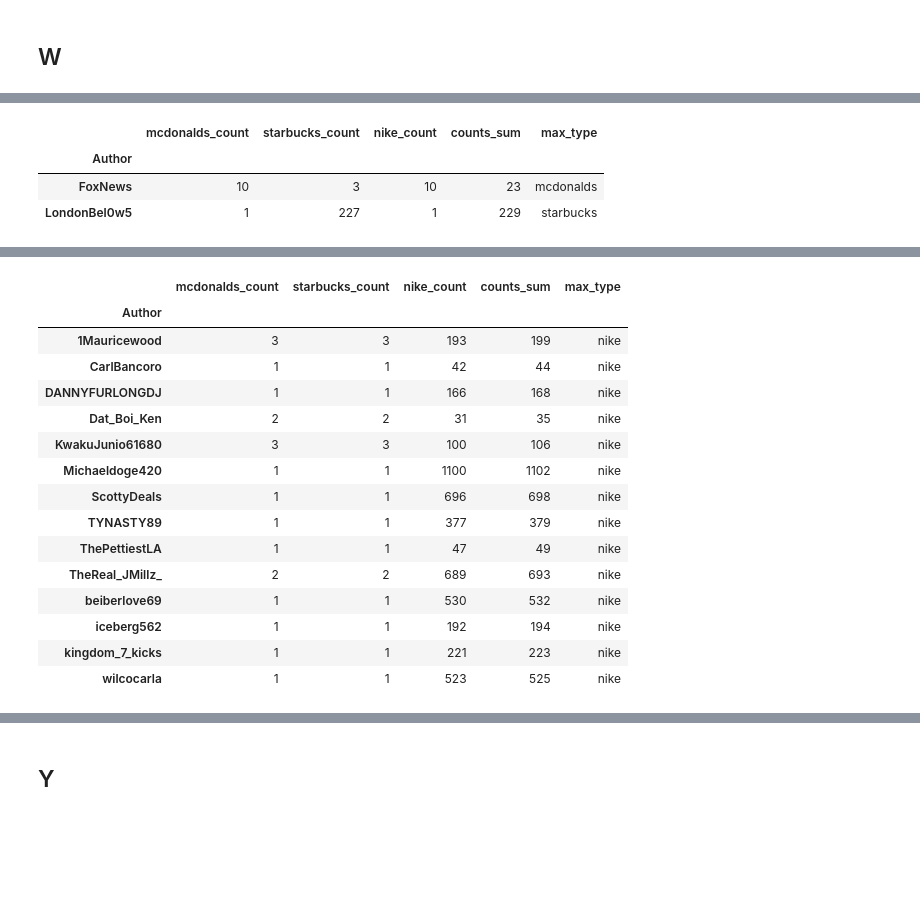
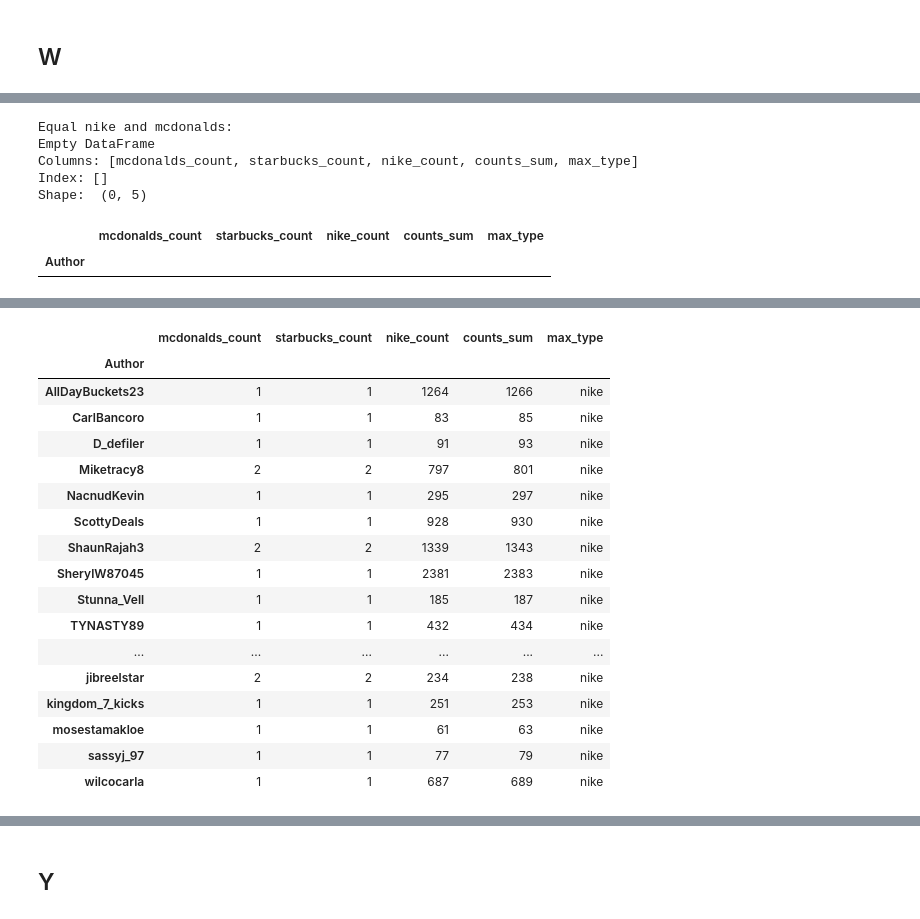
Before and after one commit to XiaoxiaChampon/xcj_hypothesis_test, a Jupyter notebook: source_code/python/Preprocessing_W_and_Y.ipynb, the cells around one changed output, grey strips where cells are left out. Cells and saved outputs as stored; diff of their text form; code cells hidden in the pictures; blank space fills up the shorter version.

```diff
--- a/source_code/python/Preprocessing_W_and_Y.ipynb
+++ b/source_code/python/Preprocessing_W_and_Y.ipynb
@@ -10,5 +10,34 @@ os.path.abspath(".")
+# %%
+class OutputText:
+    breaker = "---------------------------\n"
+    def __init__(self, filepath):
+        self.filepath = filepath
+
+    def clear(self, *objs):
+        msg = "\t".join([str(obj) for obj in objs])
+        with open(self.filepath, 'w', encoding="utf-8") as fout:
+            fout.write(f"{msg}\n{self.breaker}")
+        print(msg)
+
+    def write(self, *objs):
+        msg = "\t".join([str(obj) for obj in objs])
+        with open(self.filepath, 'a', encoding="utf-8") as fout:
+            fout.write(f"{msg}\n{self.breaker}")
+        print(msg)
 # %% [markdown]
 ## W
 # %%
-MIN_TWEETS = 10
+MIN_TWEETS = 33
 FREQUENCY = '1D'
+# %%
+otxt = OutputText(f"log_f{FREQUENCY}_mt{MIN_TWEETS}.txt")
+otxt.clear(f"FREQUENCY = {FREQUENCY}, MIN_TWEETS = {MIN_TWEETS}")
+
+def showdf(df, head = True, msg=None):
+    if msg is not None:
+        otxt.write(msg)
+    if head:
+        otxt.write(df.head().to_string())
+    else:
+        otxt.write(df.to_string())
+    otxt.write("Shape:", df.shape)
@@ -15,8 +46,9 @@ FREQUENCY = '1D'
 # %%
-wdf = pd.concat([ pd.read_csv(f, skiprows=5, parse_dates=["Date"], usecols=["Author","Sentiment","Date","Url","Title"]) for f in glob.glob("./data/data_for_w/*.csv*")])
+wdf = pd.concat([ pd.read_csv(f, skiprows=5, parse_dates=["Date"], usecols=["Author","Sentiment","Date","Url","Title"]) for f in glob.glob("../../../data/data_for_w/*.csv*")])
 wdf.dropna(subset=["Author","Date","Sentiment"], inplace=True)
 wdf.drop_duplicates("Url", inplace=True)
 # wdf.drop(columns=["Url"], inplace=True)
 wdf["Title"] = wdf["Title"].apply(lambda x: x.lower())
+showdf(wdf)
 wdf
 # %% [output]
@@ -117,10 +188,17 @@ author_brand[(author_brand["nike_count"] != 0) & (author_brand["starbucks_count"
 # %%
-author_brand[(author_brand["mcdonalds_count"] != 0) & (author_brand["nike_count"] == author_brand["mcdonalds_count"])]
+_ = author_brand[(author_brand["mcdonalds_count"] != 0) & (author_brand["nike_count"] == author_brand["mcdonalds_count"])]
+showdf(_, False, "Equal nike and mcdonalds:")
+_
 # %% [output]
+Equal nike and mcdonalds:
+Empty DataFrame
+Columns: [mcdonalds_count, starbucks_count, nike_count, counts_sum, max_type]
+Index: []
+Shape:  (0, 5)
 |  | mcdonalds_count | starbucks_count | nike_count | counts_sum | max_type |
 | Author |  |  |  |  |  |
-| FoxNews | 10 | 3 | 10 | 23 | mcdonalds |
-| LondonBel0w5 | 1 | 227 | 1 | 229 | starbucks |
 # %%
-author_brand[(author_brand["mcdonalds_count"] != 0) & (author_brand["starbucks_count"] == author_brand["mcdonalds_count"])]
+_ = author_brand[(author_brand["mcdonalds_count"] != 0) & (author_brand["starbucks_count"] == author_brand["mcdonalds_count"])]
+showdf(_, False, "Equal starbucks and mcdonalds:")
+_
 # %% [output]
@@ -127,17 +222,19 @@ author_brand[(author_brand["mcdonalds_count"] != 0) & (author_brand["starbucks_c
 |  | mcdonalds_count | starbucks_count | nike_count | counts_sum | max_type |
 | Author |  |  |  |  |  |
-| 1Mauricewood | 3 | 3 | 193 | 199 | nike |
-| CarlBancoro | 1 | 1 | 42 | 44 | nike |
-| DANNYFURLONGDJ | 1 | 1 | 166 | 168 | nike |
-| Dat_Boi_Ken | 2 | 2 | 31 | 35 | nike |
-| KwakuJunio61680 | 3 | 3 | 100 | 106 | nike |
-| Michaeldoge420 | 1 | 1 | 1100 | 1102 | nike |
-| ScottyDeals | 1 | 1 | 696 | 698 | nike |
-| TYNASTY89 | 1 | 1 | 377 | 379 | nike |
-| ThePettiestLA | 1 | 1 | 47 | 49 | nike |
-| TheReal_JMillz_ | 2 | 2 | 689 | 693 | nike |
-| beiberlove69 | 1 | 1 | 530 | 532 | nike |
-| iceberg562 | 1 | 1 | 192 | 194 | nike |
-| kingdom_7_kicks | 1 | 1 | 221 | 223 | nike |
-| wilcocarla | 1 | 1 | 523 | 525 | nike |
+| AllDayBuckets23 | 1 | 1 | 1264 | 1266 | nike |
+| CarlBancoro | 1 | 1 | 83 | 85 | nike |
+| D_defiler | 1 | 1 | 91 | 93 | nike |
+| Miketracy8 | 2 | 2 | 797 | 801 | nike |
+| NacnudKevin | 1 | 1 | 295 | 297 | nike |
+| ScottyDeals | 1 | 1 | 928 | 930 | nike |
+| ShaunRajah3 | 2 | 2 | 1339 | 1343 | nike |
+| SherylW87045 | 1 | 1 | 2381 | 2383 | nike |
+| Stunna_Vell | 1 | 1 | 185 | 187 | nike |
+| TYNASTY89 | 1 | 1 | 432 | 434 | nike |
+| ... | ... | ... | ... | ... | ... |
+| jibreelstar | 2 | 2 | 234 | 238 | nike |
+| kingdom_7_kicks | 1 | 1 | 251 | 253 | nike |
+| mosestamakloe | 1 | 1 | 61 | 63 | nike |
+| sassyj_97 | 1 | 1 | 77 | 79 | nike |
+| wilcocarla | 1 | 1 | 687 | 689 | nike |
 # %%
```
Also changed, not shown: parts of 35 cells of this notebook.
